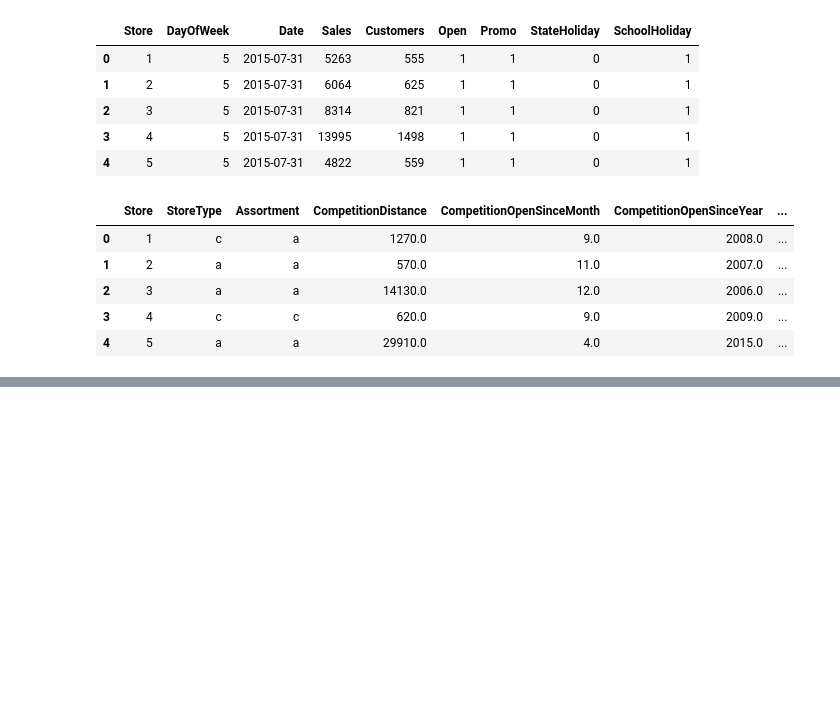
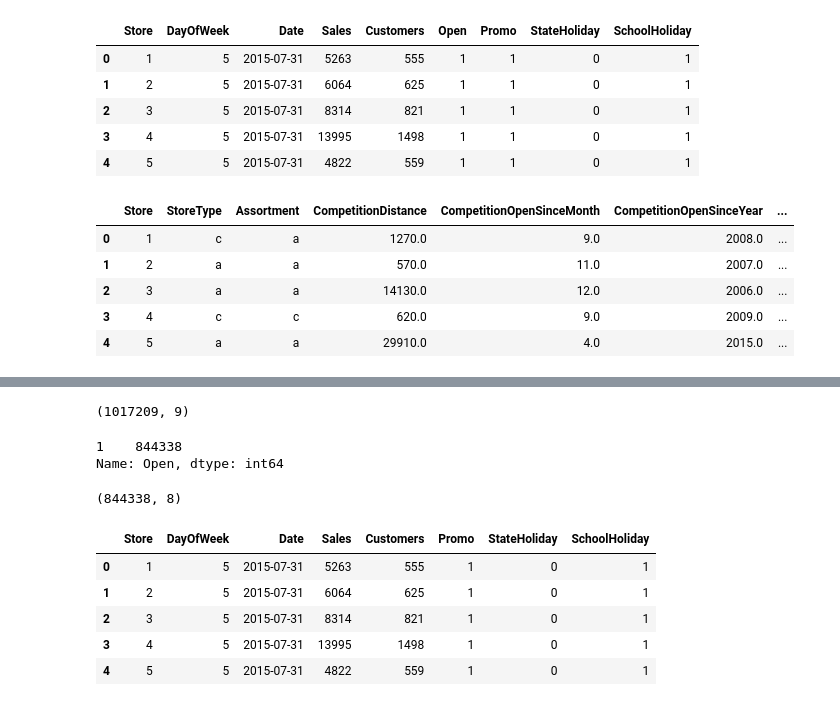
Before and after one commit to Rahul-Chouhan-407/Retail-Sales-Prediction, a Jupyter notebook: Retail_Sales_Prediction_by_Rahul_Chouhan.ipynb, the cells around one changed output, grey strips where cells are left out. Cells and saved outputs as stored; diff of their text form; code cells hidden in the pictures; blank space fills up the shorter version.

```diff
--- a/Retail_Sales_Prediction_by_Rahul_Chouhan.ipynb
+++ b/Retail_Sales_Prediction_by_Rahul_Chouhan.ipynb
@@ -45,0 +52,31 @@ Store.head(5)
+# %%
+Rossmann.shape
+# %% [output]
+(1017209, 9)
+# %%
+Rossmann = Rossmann[Rossmann['Sales'] != 0]
+Rossmann = Rossmann[Rossmann['Open'] != 0 ]
+# %%
+# Getting the value counts
+Rossmann['Open'].value_counts()
+# %% [output]
+1    844338
+Name: Open, dtype: int64
+# %%
+#Dropping the open column
+Rossmann.drop(['Open'], axis = 1, inplace = True)
+# %%
+#Finding the shape
+Rossmann.shape
+# %% [output]
+(844338, 8)
+# %%
+# Getting first 5 rows
+Rossmann.head()
+# %% [output]
+|  | Store | DayOfWeek | Date | Sales | Customers | Promo | StateHoliday | SchoolHoliday |
+| 0 | 1 | 5 | 2015-07-31 | 5263 | 555 | 1 | 0 | 1 |
+| 1 | 2 | 5 | 2015-07-31 | 6064 | 625 | 1 | 0 | 1 |
+| 2 | 3 | 5 | 2015-07-31 | 8314 | 821 | 1 | 0 | 1 |
+| 3 | 4 | 5 | 2015-07-31 | 13995 | 1498 | 1 | 0 | 1 |
+| 4 | 5 | 5 | 2015-07-31 | 4822 | 559 | 1 | 0 | 1 |
```
Also changed, not shown: parts of 24 cells of this notebook.
